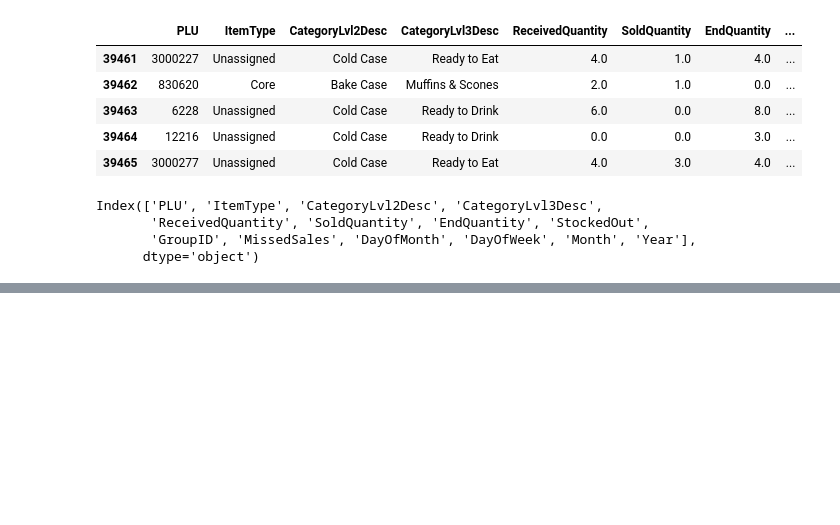
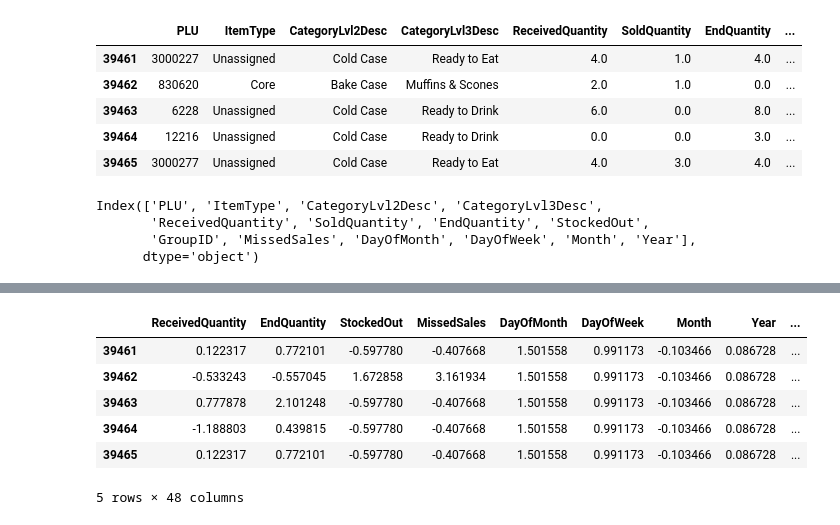
Before and after one commit to adityabommaraju/MachineLearning, a Jupyter notebook: AI-project section -2 .ipynb, the cells around one changed output, grey strips where cells are left out. Cells and saved outputs as stored; diff of their text form; code cells hidden in the pictures; blank space fills up the shorter version.

```diff
--- a/AI-project section -2 .ipynb
+++ b/AI-project section -2 .ipynb
@@ -148,0 +111,2 @@ df_18_X[['ReceivedQuantity', 'EndQuantity', 'StockedOut', 'MissedSales',
+# %%
+df_18_X = df_18_X.drop(['GroupID','CategoryLvl2Desc_Cold Case','CategoryLvl2Desc_Bake Case','ItemType_Core',],axis=1)
@@ -148,0 +161,10 @@ df_18_X[['ReceivedQuantity', 'EndQuantity', 'StockedOut', 'MissedSales',
+# %%
+df_18_X.head()
+# %% [output]
+|  | ReceivedQuantity | EndQuantity | StockedOut | MissedSales | DayOfMonth | DayOfWeek | Month | Year | ... |
+| 39461 | 0.122317 | 0.772101 | -0.597780 | -0.407668 | 1.501558 | 0.991173 | -0.103466 | 0.086728 | ... |
+| 39462 | -0.533243 | -0.557045 | 1.672858 | 3.161934 | 1.501558 | 0.991173 | -0.103466 | 0.086728 | ... |
+| 39463 | 0.777878 | 2.101248 | -0.597780 | -0.407668 | 1.501558 | 0.991173 | -0.103466 | 0.086728 | ... |
+| 39464 | -1.188803 | 0.439815 | -0.597780 | -0.407668 | 1.501558 | 0.991173 | -0.103466 | 0.086728 | ... |
+| 39465 | 0.122317 | 0.772101 | -0.597780 | -0.407668 | 1.501558 | 0.991173 | -0.103466 | 0.086728 | ... |
+5 rows × 48 columns
```
Also changed, not shown: parts of 15 cells of this notebook, 1 other file.
